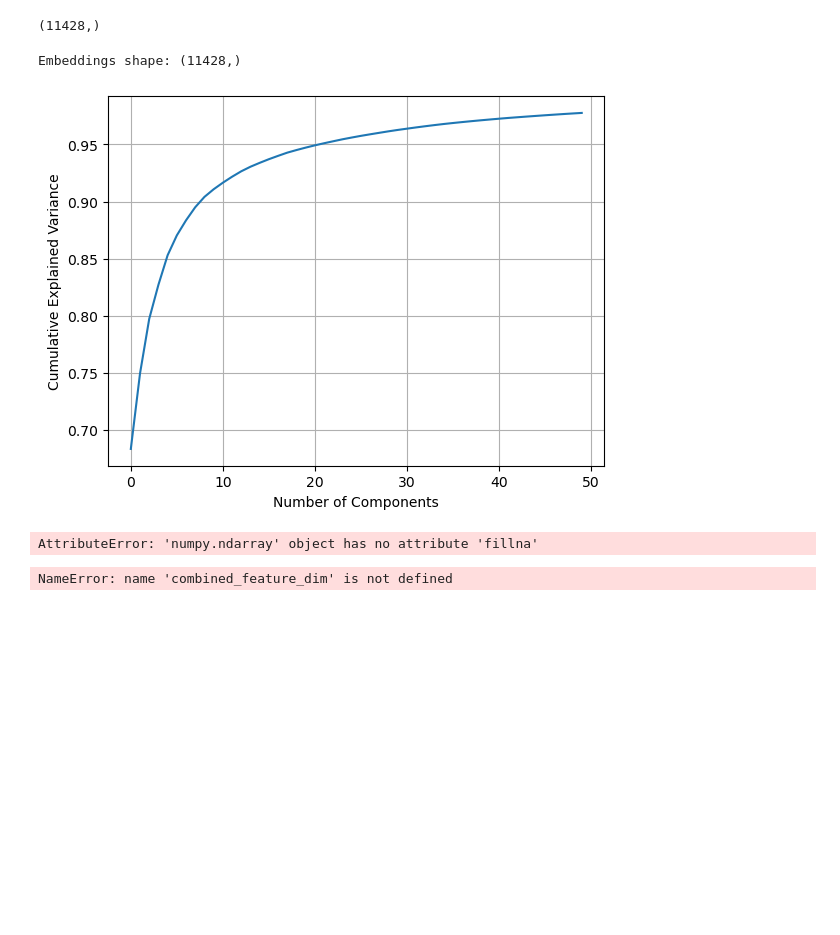
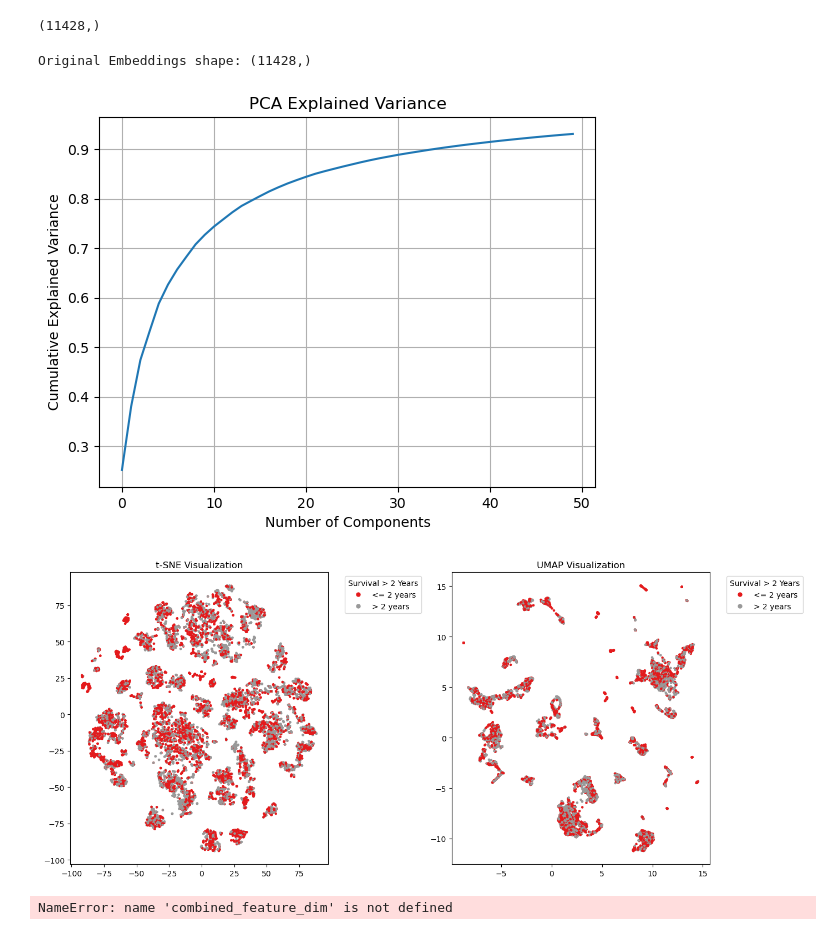
Before and after one commit to DongjaeLee23/CompBioFinal, a Jupyter notebook: test.ipynb, the cells around one changed output. Cells and saved outputs as stored; diff of their text form; code cells hidden in the pictures; blank space fills up the shorter version.

```diff
--- a/test.ipynb
+++ b/test.ipynb
@@ -78,83 +78,89 @@ import matplotlib.pyplot as plt
 from sklearn.decomposition import PCA
 from sklearn.manifold import TSNE
 import umap
-from sklearn.preprocessing import LabelEncoder
+from sklearn.preprocessing import StandardScaler
+from sklearn.impute import SimpleImputer
+from datasets import load_dataset
+
+# Load dataset
+dataset = load_dataset("Lab-Rasool/TCGA", "clinical", split="gatortron")
 
 # Step 1: Extract embeddings
 embeddings = np.array(dataset['embedding'])  # Shape: (11208, embedding_dim)
-print('Embeddings shape:', embeddings.shape)
+print('Original Embeddings shape:', embeddings.shape)
 
+# Handle byte-encoded embeddings
 if isinstance(embeddings[0], (bytes, np.bytes_)):
     embeddings = np.array([np.frombuffer(x, dtype=np.float32) for x in embeddings])
 
-# Step 2: (Optional) PCA reduction
+# Handle NaNs if any
+if np.isnan(embeddings).any():
+    print("NaNs found in embeddings. Imputing...")
+    imputer = SimpleImputer(strategy='mean')
+    embeddings = imputer.fit_transform(embeddings)
+
+# Normalize embeddings
+scaler = StandardScaler()
+embeddings = scaler.fit_transform(embeddings)
+
+# Step 2: PCA reduction
 pca = PCA(n_components=50)
 embeddings_pca = pca.fit_transform(embeddings)
 
-
+# Plot explained variance
 plt.plot(np.cumsum(pca.explained_variance_ratio_))
 plt.xlabel('Number of Components')
 plt.ylabel('Cumulative Explained Variance')
 plt.grid()
+plt.title('PCA Explained Variance')
 plt.show()
 
 # Step 3: t-SNE
 tsne = TSNE(n_components=2, random_state=42, perplexity=30)
 embeddings_tsne = tsne.fit_transform(embeddings_pca)
 
-# UMAP
+# Step 4: UMAP
 reducer = umap.UMAP(random_state=42)
 embeddings_umap = reducer.fit_transform(embeddings_pca)
 
-# Labels
-labels = np.array(dataset['days_to_death'])
-follow_up = dataset['days_to_last_follow_up']
+# Step 5: Label extraction
+labels = np.array(dataset['days_to_death'], dtype=np.float32)
+follow_up = np.array(dataset['days_to_last_follow_up'], dtype=np.float32)
 
 # Use follow-up time for censored patients
-effective_days = labels.fillna(follow_up)
+effective_days = np.where(np.isnan(labels), follow_up, labels)
 
-# Classify based on whether effective days exceed 2 years
+# Binary labels: 0 = <= 2 years, 1 = > 2 years
 binary_labels = (effective_days > 730).astype(int)
+labels_encoded = binary_labels  # Already in binary form
+class_names = ['<= 2 years', '> 2 years']
 
-# Encode text labels into integers
-le = LabelEncoder()
-labels_encoded = le.fit_transform(binary_labels)
-
-# Get original class names
-class_names = le.classes_
-
-# Step 4: Plot
+# Step 6: Plotting
 plt.figure(figsize=(14, 6))
 
 # t-SNE plot
 plt.subplot(1, 2, 1)
-scatter = plt.scatter(embeddings_tsne[:, 0], embeddings_tsne[:, 1], c=labels_encoded, cmap='tab10', s=5)
+scatter_tsne = plt.scatter(embeddings_tsne[:, 0], embeddings_tsne[:, 1], c=labels_encoded, cmap='Set1', s=5)
 plt.title('t-SNE Visualization')
-
-# Create a legend
-handles = []
-colors = plt.cm.tab10(np.linspace(0, 1, len(class_names)))
-for idx, class_name in enumerate(class_names):
-    handles.append(plt.Line2D([], [], marker='o', color=colors[idx], linestyle='', markersize=5, label=class_name))
-plt.legend(handles=handles, title='Ethnicity', bbox_to_anchor=(1.05, 1), loc='upper left')
+colors = plt.cm.Set1(np.linspace(0, 1, len(class_names)))
+handles = [plt.Line2D([], [], marker='o', color=colors[idx], linestyle='', markersize=5, label=class_name)
+           for idx, class_name in enumerate(class_names)]
+plt.legend(handles=handles, title='Survival > 2 Years', bbox_to_anchor=(1.05, 1), loc='upper left')
 
 # UMAP plot
 plt.subplot(1, 2, 2)
-scatter = plt.scatter(embeddings_umap[:, 0], embeddings_umap[:, 1], c=labels_encoded, cmap='tab10', s=5)
+scatter_umap = plt.scatter(embeddings_umap[:, 0], embeddings_umap[:, 1], c=labels_encoded, cmap='Set1', s=5)
 plt.title('UMAP Visualization')
-
-# Create a legend for UMAP too
-handles = []
-for idx, class_name in enumerate(class_names):
-    handles.append(plt.Line2D([], [], marker='o', color=colors[idx], linestyle='', markersize=5, label=class_name))
-plt.legend(handles=handles, title='Ethnicity', bbox_to_anchor=(1.05, 1), loc='upper left')
+handles = [plt.Line2D([], [], marker='o', color=colors[idx], linestyle='', markersize=5, label=class_name)
+           for idx, class_name in enumerate(class_names)]
+plt.legend(handles=handles, title='Survival > 2 Years', bbox_to_anchor=(1.05, 1), loc='upper left')
 
 plt.tight_layout()
 plt.show()
 # %% [output]
-Embeddings shape: (11428,)
+Original Embeddings shape: (11428,)
-[figure, old version]
+[figure, new version]
-AttributeError: 'numpy.ndarray' object has no attribute 'fillna'
+[figure, added]
 # %%
 import torch
 import torch.nn as nn
```
Also changed, not shown: 1 other file.
